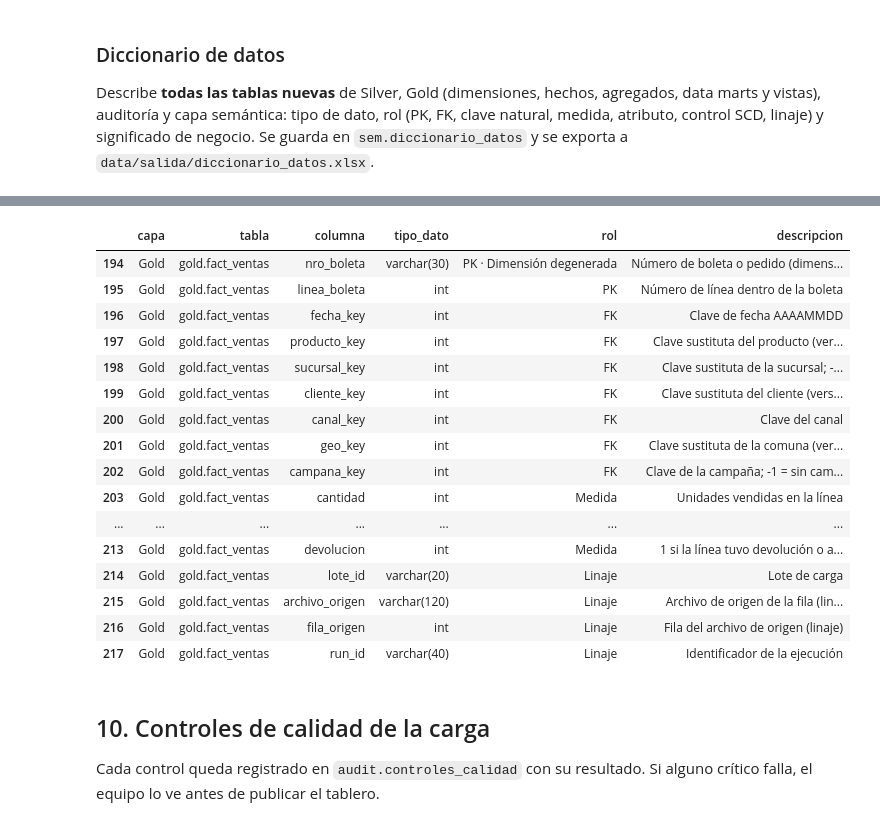
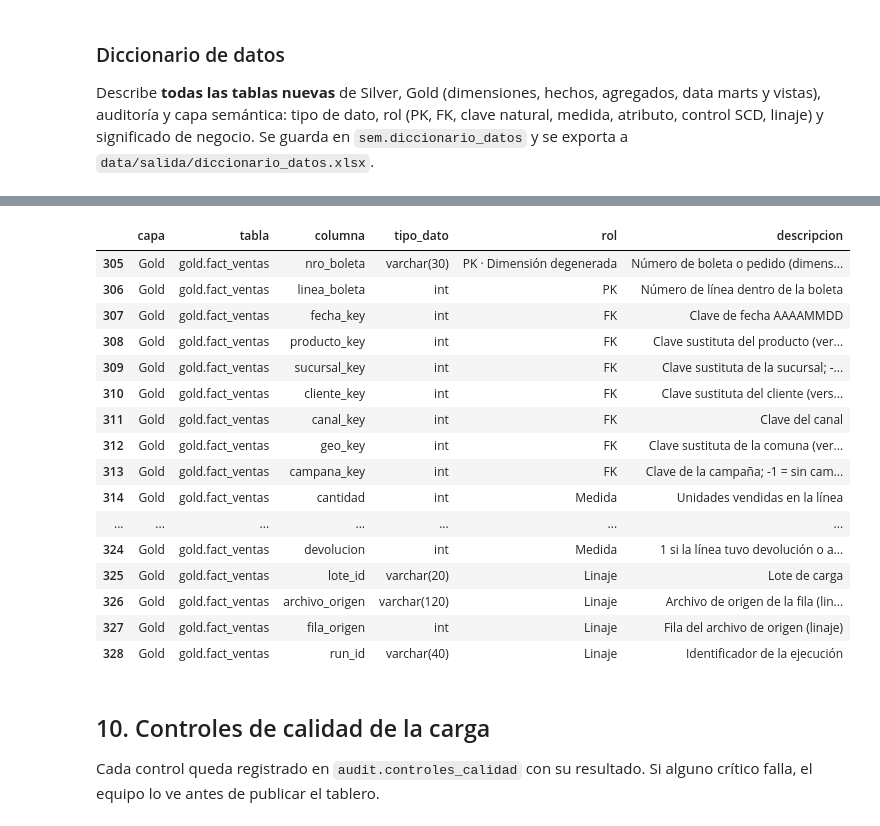
Before and after one commit to JenniferAlbornoz/dataretail360-etl, a Jupyter notebook: notebooks/dataretail360_pipeline.ipynb, the cells around one changed output, grey strips where cells are left out. Cells and saved outputs as stored; diff of their text form; code cells hidden in the pictures.

```diff
--- a/notebooks/dataretail360_pipeline.ipynb
+++ b/notebooks/dataretail360_pipeline.ipynb
@@ -1978,7 +2042,7 @@ DICC = pd.DataFrame([
     ('gold.vw_ia_ventas', 'region_venta', 'Región donde ocurrió la venta (sucursal o comuna de despacho web), según la división vigente en la fecha.', 'zona, región', 'No confundir con la región donde vive el cliente.'),
     ('gold.vw_ia_ventas', 'segmento_cliente', 'Segmento del cliente vigente en la fecha de la venta.', 'tipo de cliente', 'Cliente no identificado = venta sin RUT válido.'),
     ('gold.vw_ia_ventas', 'categoria', 'Categoría del producto vigente en la fecha de la venta (historia SCD 2).', 'línea, familia', 'Para la categoría actual usar dim_producto con es_actual = 1.'),
-    ('gold.vw_ia_ventas', 'canal', 'Canal de venta: Tienda física o E-commerce.', 'canal, online, tienda', ''),
+    ('gold.vw_ia_ventas', 'canal', 'Canal de venta: Tienda física, E-commerce o App.', 'canal, online, tienda, app, web', 'E-commerce y App son el canal digital (tipo_canal).'),
     ('gold.vw_ia_ventas', 'campana', 'Campaña comercial asociada a la boleta.', 'promoción, evento', "Sin campaña = venta regular."),
     ('gold.vw_ia_ventas', 'zona_comercial', 'Zona comercial actual de la sucursal (SCD 3).', 'zona', 'La zona anterior está en dim_sucursal.zona_comercial_anterior.'),
     ('gold.vw_ia_ventas', 'nro_boleta', 'Número de boleta (dimensión degenerada).', 'boleta, transacción, ticket', 'Para contar compras usar COUNT(DISTINCT nro_boleta).'),
@@ -2050,11 +2114,62 @@ DESC = {
     'dias_con_registro': 'Días con registro de stock en el mes', 'stock_promedio': 'Stock promedio diario del mes (no sumar entre meses)',
     'dias_en_quiebre': 'Días del mes con stock 0', 'rotacion': 'unidades_vendidas / stock_promedio', 'cobertura_dias': 'Días que alcanza el stock al ritmo de venta del mes',
 }
+# Descripciones que dependen de la tabla (tienen prioridad sobre DESC)
+DESC_TABLA_COL = {
+    # auditoría
+    'audit.etl_log.etapa': 'Etapa del pipeline (p. ej. Bronze · ingesta, Silver · ventas, Gold · SCD 2)',
+    'audit.etl_log.objeto': 'Tabla que procesó la etapa',
+    'audit.etl_log.filas_entrada': 'Filas que recibió la etapa', 'audit.etl_log.filas_salida': 'Filas que escribió la etapa',
+    'audit.etl_log.filas_rechazadas': 'Filas enviadas a cuarentena (audit.rechazos)',
+    'audit.etl_log.estado': 'Resultado de la etapa: OK o ERROR', 'audit.etl_log.mensaje': 'Detalle de la etapa o mensaje de error',
+    'audit.etl_log.inicio': 'Fecha y hora de inicio de la etapa', 'audit.etl_log.fin': 'Fecha y hora de término de la etapa',
+    'audit.etl_log.segundos': 'Duración de la etapa en segundos',
+    'audit.rechazos.entidad': 'Entidad rechazada: ventas, inventario o clientes', 'audit.rechazos.archivo': 'Archivo de origen del registro rechazado',
+    'audit.rechazos.fila': 'Fila del archivo de origen', 'audit.rechazos.motivo': 'Código del motivo (DUPLICADO, PRECIO_INVALIDO, SKU_INEXISTENTE…)',
+    'audit.rechazos.detalle': 'Explicación del rechazo', 'audit.rechazos.registro': 'Registro original sin datos personales (para revisión)',
+    'audit.correcciones.fuente': 'Sistema donde se aplicó la corrección (POS, ECOMMERCE, LEGADO)',
+    'audit.correcciones.regla': 'Regla de limpieza aplicada', 'audit.correcciones.dimension_calidad': 'Dimensión de calidad que corrige la regla',
+    'audit.correcciones.capa': 'Capa donde se aplicó (Silver)', 'audit.correcciones.filas': 'Filas a las que se aplicó la regla',
+    'audit.controles_calidad.control': 'Nombre del control de calidad', 'audit.controles_calidad.dimension_calidad': 'Dimensión de calidad que mide',
+    'audit.controles_calidad.resultado': 'Resultado obtenido en la ejecución', 'audit.controles_calidad.ok': '1 = control aprobado · 0 = revisar',
+    # capa semántica
+    'sem.kpi.kpi': 'Nombre del indicador', 'sem.kpi.data_mart': 'Data mart que lo responde', 'sem.kpi.definicion': 'Definición de negocio',
+    'sem.kpi.formula_sql': 'Fórmula SQL oficial del indicador', 'sem.kpi.grano': 'Nivel de detalle en que se calcula',
+    'sem.diccionario.objeto': 'Tabla o vista consultada por la IA', 'sem.diccionario.columna': 'Columna descrita',
+    'sem.diccionario.descripcion': 'Significado de negocio de la columna', 'sem.diccionario.sinonimos': 'Palabras con que el usuario puede referirse a ella',
+    'sem.diccionario.regla': 'Regla para que la IA genere el SQL correcto',
+    'sem.mapa_fuentes.sistema_origen': 'Sistema que genera el dato', 'sem.mapa_fuentes.area': 'Área dueña del sistema',
+    'sem.mapa_fuentes.archivos': 'Archivos que entrega', 'sem.mapa_fuentes.formato': 'Formato y particularidades del archivo',
+    'sem.mapa_fuentes.tabla_bronze': 'Tabla donde entra (copia cruda)', 'sem.mapa_fuentes.limpieza_silver': 'Limpieza aplicada en Silver',
+    'sem.mapa_fuentes.integracion': 'Cómo se integra con las otras fuentes', 'sem.mapa_fuentes.destino_gold': 'Tablas Gold y data marts que alimenta',
+    'sem.diccionario_datos.capa': 'Capa Medallion', 'sem.diccionario_datos.tabla': 'Tabla o vista', 'sem.diccionario_datos.columna': 'Columna',
+    'sem.diccionario_datos.tipo_dato': 'Tipo de dato en la base', 'sem.diccionario_datos.rol': 'Rol en el modelo (PK, FK, medida, atributo…)',
+    'sem.diccionario_datos.descripcion': 'Significado de la columna',
+    # bronze (dato crudo, todo como texto)
+    'bronze.pos_ventas.linea': 'Número de línea de la boleta', 'bronze.pos_ventas.fecha': 'Fecha en formatos mixtos (DD/MM/AAAA, AAAA/MM/DD, AAAA-MM-DD)',
+    'bronze.pos_ventas.sku': 'SKU tal como lo digitó el POS (puede venir en minúsculas o con espacios)',
+    'bronze.pos_ventas.rut_cliente': 'RUT del cliente en 3 formatos (dato personal: solo Bronze)', 'bronze.pos_ventas.canal': 'Canal escrito de distintas formas',
+    'bronze.pos_ventas.precio_unitario': 'Precio como texto (a veces con coma decimal o N/A)', 'bronze.pos_ventas.descuento': 'Descuento en pesos',
+    'bronze.pos_ventas.estado': 'OK, ANULADA o DEVUELTA',
+    'bronze.web_pedidos.id_pedido': 'Número de pedido web', 'bronze.web_pedidos.item': 'Línea del pedido', 'bronze.web_pedidos.fecha_hora': 'Fecha-hora ISO del pedido',
+    'bronze.web_pedidos.codigo_producto': 'Código propio del e-commerce (WEB-####)', 'bronze.web_pedidos.rut': 'RUT del cliente (dato personal: solo Bronze)',
+    'bronze.web_pedidos.comuna_despacho': 'Comuna de despacho (código CUT)', 'bronze.web_pedidos.unidades': 'Unidades pedidas',
+    'bronze.web_pedidos.precio': 'Precio con coma decimal', 'bronze.web_pedidos.descuento_pct': 'Descuento en porcentaje',
+    'bronze.web_pedidos.cupon_campana': 'Código de campaña usado', 'bronze.web_pedidos.plataforma': 'WEB o APP', 'bronze.web_pedidos.estado_pedido': 'ENTREGADO, CANCELADO o DEVUELTO',
+    'bronze.devoluciones.linea': 'Línea de la boleta devuelta', 'bronze.devoluciones.fecha_devolucion': 'Fecha de la devolución', 'bronze.devoluciones.motivo': 'Motivo declarado por el cliente',
+    'bronze.stock_diario.fecha': 'Día del registro de stock', 'bronze.clientes_crm.rut': 'RUT en 3 formatos (dato personal: solo Bronze)',
+    'bronze.clientes_crm.nombre': 'Nombre del cliente (dato personal: no pasa a Silver)', 'bronze.clientes_crm.email': 'Correo del cliente (dato personal: no pasa a Silver)',
+    'bronze.sucursales.cod_comuna': 'Código CUT de la comuna de la sucursal', 'bronze.sucursales.zona_comercial': 'Zona comercial asignada',
+    'bronze.equivalencias_productos.sistema': 'Sistema de origen (POS, ECOMMERCE, LEGADO)', 'bronze.equivalencias_productos.codigo_origen': 'Código del producto en ese sistema',
+    'bronze.equivalencias_productos.sku': 'SKU corporativo equivalente',
+    '_archivo': 'Archivo de origen (linaje)', '_fila': 'Fila del archivo de origen (linaje)', '_run_id': 'Ejecución que cargó la fila', '_cargado_en': 'Fecha y hora de carga',
+}
+
 ROL = {'PK': {'fecha_key@dim_fecha', 'producto_key@dim_producto', 'cliente_key@dim_cliente', 'geo_key@dim_geografia', 'sucursal_key@dim_sucursal',
               'canal_key@dim_canal', 'campana_key@dim_campana'},
        'NK': {'sku', 'cliente_hash', 'codigo_comuna', 'codigo_sucursal', 'codigo_campana'},
        'SCD': {'valido_desde', 'valido_hasta', 'es_actual', 'zona_comercial_actual', 'zona_comercial_anterior', 'fecha_cambio_zona'},
-       'Linaje': {'lote_id', 'archivo_origen', 'fila_origen', 'run_id', 'origen'},
+       'Linaje': {'lote_id', 'archivo_origen', 'fila_origen', 'run_id', 'origen', '_archivo', '_fila', '_run_id', '_cargado_en'},
        'DD': {'nro_boleta'}}
 
 
@@ -2081,13 +2196,13 @@ def columnas_bd():
     if MOTOR == 'mssql':
         c = leer("""SELECT TABLE_SCHEMA AS esquema, TABLE_NAME AS tabla, COLUMN_NAME AS columna,
                          DATA_TYPE + COALESCE('(' + CAST(CHARACTER_MAXIMUM_LENGTH AS VARCHAR) + ')', '') AS tipo_dato, ORDINAL_POSITION AS pos
-                  FROM INFORMATION_SCHEMA.COLUMNS WHERE TABLE_SCHEMA IN ('silver', 'gold', 'audit', 'sem')""")
+                  FROM INFORMATION_SCHEMA.COLUMNS WHERE TABLE_SCHEMA IN ('bronze', 'silver', 'gold', 'audit', 'sem')""")
         c['tabla'] = c['esquema'] + '.' + c['tabla']
         return c.sort_values(['esquema', 'tabla', 'pos'])
     filas = []
     for t in leer("SELECT name FROM sqlite_master WHERE type IN ('table','view') ORDER BY name")['name']:
         esquema = t.split('_')[0]
-        if esquema not in ('silver', 'gold', 'audit', 'sem'):
+        if esquema not in ('bronze', 'silver', 'gold', 'audit', 'sem'):
             continue
         for _, r in pd.read_sql(text(f'PRAGMA table_info({t})'), engine).iterrows():
             filas.append((esquema, esquema + '.' + t[len(esquema) + 1:], r['name'], r['type'] or 'calculado (vista)', r['cid']))
@@ -2097,9 +2212,13 @@ def columnas_bd():
 def construir_diccionario():
     c = columnas_bd()
     DESC_TABLA = {'audit': 'Auditoría del pipeline', 'sem': 'Capa semántica'}
-    c['descripcion'] = c['columna'].map(DESC).fillna(c['esquema'].map(DESC_TABLA).fillna('') + ' · ' + c['columna'].str.replace('_', ' '))
+    especifica = (c['tabla'] + '.' + c['columna']).map(DESC_TABLA_COL)
+    c['descripcion'] = especifica.fillna(c['columna'].map(DESC_TABLA_COL)).fillna(c['columna'].map(DESC)) \
+        .fillna(c['esquema'].map(DESC_TABLA).fillna('') + ' · ' + c['columna'].str.replace('_', ' '))
     c['rol'] = [rol_de(t, col, tp) for t, col, tp in zip(c['tabla'], c['columna'], c['tipo_dato'])]
-    c['capa'] = c['esquema'].map({'silver': 'Silver', 'gold': 'Gold', 'audit': 'Auditoría', 'sem': 'Semántica'})
+    crudo = (c['esquema'] == 'bronze') & (c['rol'] != 'Linaje')
+    c.loc[crudo, 'descripcion'] = 'Crudo (texto): ' + c.loc[crudo, 'descripcion']
+    c['capa'] = c['esquema'].map({'bronze': 'Bronze', 'silver': 'Silver', 'gold': 'Gold', 'audit': 'Auditoría', 'sem': 'Semántica'})
     dic = c[['capa', 'tabla', 'columna', 'tipo_dato', 'rol', 'descripcion']].reset_index(drop=True)
     with engine.begin() as con:
         ejecutar('DELETE FROM sem.diccionario_datos', con)
@@ -2136,26 +2255,26 @@ Diccionario de datos: 28 tablas y vistas · 321 columnas → data/salida/diccion
 | ... | ... | ... |
 |  | sem.kpi | 5 |
 |  | sem.mapa_fuentes | 8 |
 | Silver | silver.clientes | 6 |
 |  | silver.inventario | 9 |
 |  | silver.ventas | 22 |
 |  | capa | tabla | columna | tipo_dato | rol | descripcion |
-| 194 | Gold | gold.fact_ventas | nro_boleta | varchar(30) | PK · Dimensión degenerada | Número de boleta o pedido (dimens... |
-| 195 | Gold | gold.fact_ventas | linea_boleta | int | PK | Número de línea dentro de la boleta |
-| 196 | Gold | gold.fact_ventas | fecha_key | int | FK | Clave de fecha AAAAMMDD |
-| 197 | Gold | gold.fact_ventas | producto_key | int | FK | Clave sustituta del producto (ver... |
-| 198 | Gold | gold.fact_ventas | sucursal_key | int | FK | Clave sustituta de la sucursal; -... |
-| 199 | Gold | gold.fact_ventas | cliente_key | int | FK | Clave sustituta del cliente (vers... |
-| 200 | Gold | gold.fact_ventas | canal_key | int | FK | Clave del canal |
-| 201 | Gold | gold.fact_ventas | geo_key | int | FK | Clave sustituta de la comuna (ver... |
-| 202 | Gold | gold.fact_ventas | campana_key | int | FK | Clave de la campaña; -1 = sin cam... |
-| 203 | Gold | gold.fact_ventas | cantidad | int | Medida | Unidades vendidas en la línea |
+| 305 | Gold | gold.fact_ventas | nro_boleta | varchar(30) | PK · Dimensión degenerada | Número de boleta o pedido (dimens... |
+| 306 | Gold | gold.fact_ventas | linea_boleta | int | PK | Número de línea dentro de la boleta |
+| 307 | Gold | gold.fact_ventas | fecha_key | int | FK | Clave de fecha AAAAMMDD |
+| 308 | Gold | gold.fact_ventas | producto_key | int | FK | Clave sustituta del producto (ver... |
+| 309 | Gold | gold.fact_ventas | sucursal_key | int | FK | Clave sustituta de la sucursal; -... |
+| 310 | Gold | gold.fact_ventas | cliente_key | int | FK | Clave sustituta del cliente (vers... |
+| 311 | Gold | gold.fact_ventas | canal_key | int | FK | Clave del canal |
+| 312 | Gold | gold.fact_ventas | geo_key | int | FK | Clave sustituta de la comuna (ver... |
+| 313 | Gold | gold.fact_ventas | campana_key | int | FK | Clave de la campaña; -1 = sin cam... |
+| 314 | Gold | gold.fact_ventas | cantidad | int | Medida | Unidades vendidas en la línea |
 | ... | ... | ... | ... | ... | ... | ... |
-| 213 | Gold | gold.fact_ventas | devolucion | int | Medida | 1 si la línea tuvo devolución o a... |
-| 214 | Gold | gold.fact_ventas | lote_id | varchar(20) | Linaje | Lote de carga |
-| 215 | Gold | gold.fact_ventas | archivo_origen | varchar(120) | Linaje | Archivo de origen de la fila (lin... |
-| 216 | Gold | gold.fact_ventas | fila_origen | int | Linaje | Fila del archivo de origen (linaje) |
-| 217 | Gold | gold.fact_ventas | run_id | varchar(40) | Linaje | Identificador de la ejecución |
+| 324 | Gold | gold.fact_ventas | devolucion | int | Medida | 1 si la línea tuvo devolución o a... |
+| 325 | Gold | gold.fact_ventas | lote_id | varchar(20) | Linaje | Lote de carga |
+| 326 | Gold | gold.fact_ventas | archivo_origen | varchar(120) | Linaje | Archivo de origen de la fila (lin... |
+| 327 | Gold | gold.fact_ventas | fila_origen | int | Linaje | Fila del archivo de origen (linaje) |
+| 328 | Gold | gold.fact_ventas | run_id | varchar(40) | Linaje | Identificador de la ejecución |
 # %% [markdown]
 ## 10. Controles de calidad de la carga
 
```
Also changed, not shown: parts of 33 cells of this notebook.
